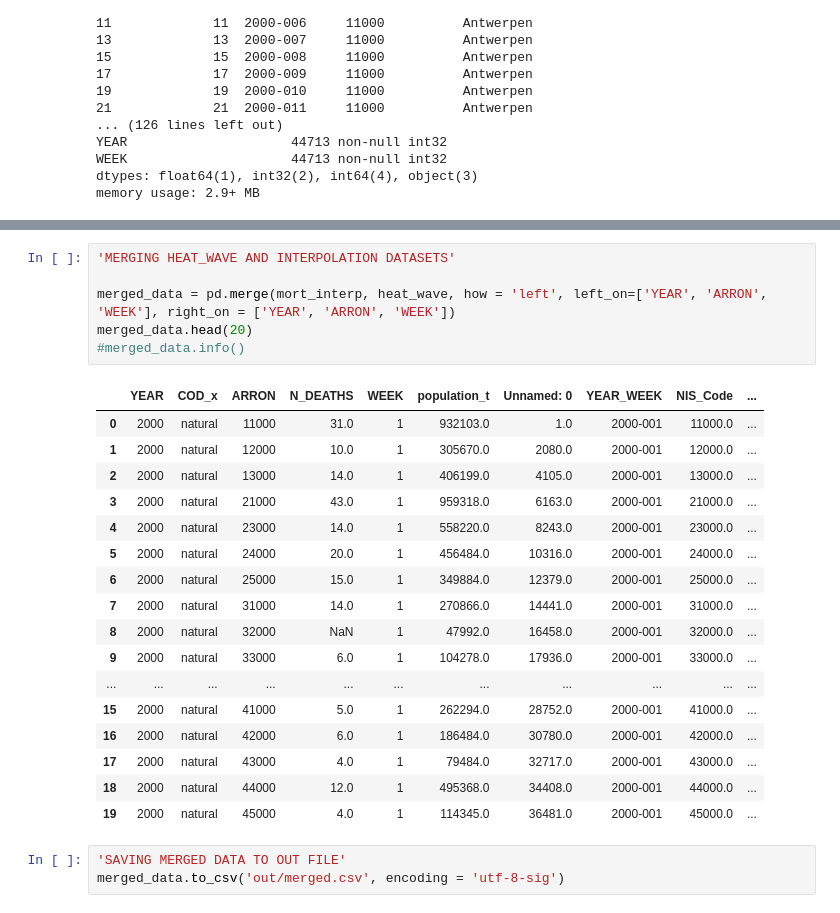
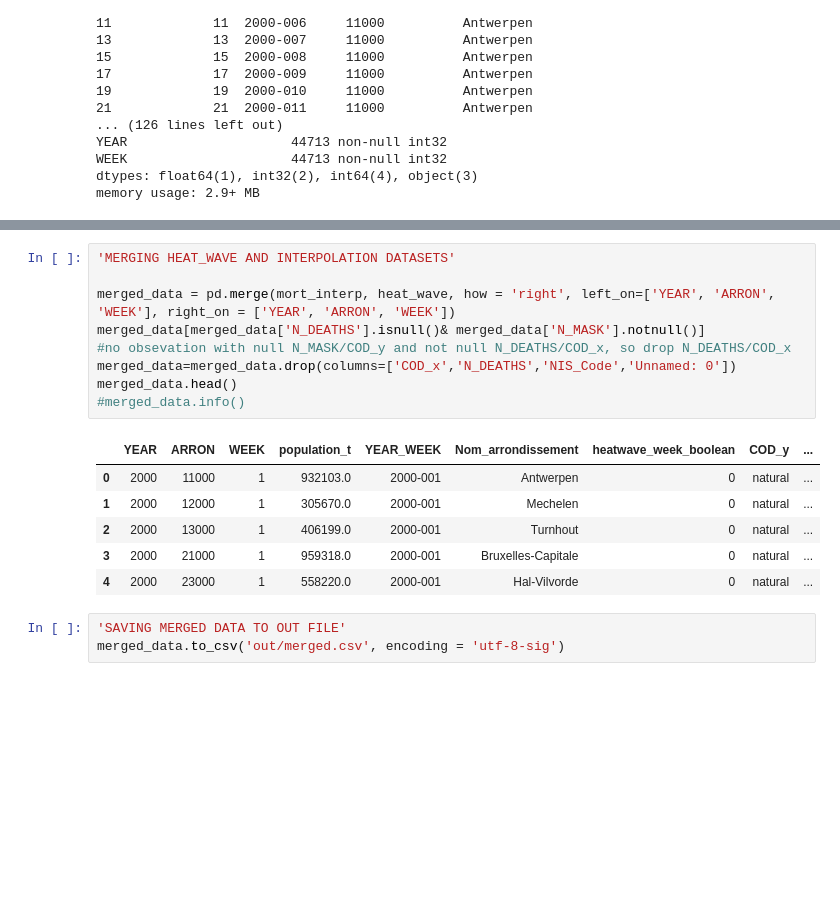
Before and after one commit to mariobecerra/mda_project, a Jupyter notebook: code/03_merge_mortality_population.ipynb, the cells around one changed output, grey strips where cells are left out. Cells and saved outputs as stored; diff of their text form; blank space fills up the shorter version.

```diff
--- a/code/03_merge_mortality_population.ipynb
+++ b/code/03_merge_mortality_population.ipynb
@@ -80,27 +105,19 @@ heat_wave.head()
 # %%
 'MERGING HEAT_WAVE AND INTERPOLATION DATASETS'
 
-merged_data = pd.merge(mort_interp, heat_wave, how = 'left', left_on=['YEAR', 'ARRON', 'WEEK'], right_on = ['YEAR', 'ARRON', 'WEEK'])
-merged_data.head(20)
+merged_data = pd.merge(mort_interp, heat_wave, how = 'right', left_on=['YEAR', 'ARRON', 'WEEK'], right_on = ['YEAR', 'ARRON', 'WEEK'])
+merged_data[merged_data['N_DEATHS'].isnull()& merged_data['N_MASK'].notnull()]
+#no obsevation with null N_MASK/COD_y and not null N_DEATHS/COD_x, so drop N_DEATHS/COD_x
+merged_data=merged_data.drop(columns=['COD_x','N_DEATHS','NIS_Code','Unnamed: 0'])
+merged_data.head()
 #merged_data.info()
 # %% [output]
-|  | YEAR | COD_x | ARRON | N_DEATHS | WEEK | population_t | Unnamed: 0 | YEAR_WEEK | NIS_Code | ... |
-| 0 | 2000 | natural | 11000 | 31.0 | 1 | 932103.0 | 1.0 | 2000-001 | 11000.0 | ... |
-| 1 | 2000 | natural | 12000 | 10.0 | 1 | 305670.0 | 2080.0 | 2000-001 | 12000.0 | ... |
-| 2 | 2000 | natural | 13000 | 14.0 | 1 | 406199.0 | 4105.0 | 2000-001 | 13000.0 | ... |
-| 3 | 2000 | natural | 21000 | 43.0 | 1 | 959318.0 | 6163.0 | 2000-001 | 21000.0 | ... |
-| 4 | 2000 | natural | 23000 | 14.0 | 1 | 558220.0 | 8243.0 | 2000-001 | 23000.0 | ... |
-| 5 | 2000 | natural | 24000 | 20.0 | 1 | 456484.0 | 10316.0 | 2000-001 | 24000.0 | ... |
-| 6 | 2000 | natural | 25000 | 15.0 | 1 | 349884.0 | 12379.0 | 2000-001 | 25000.0 | ... |
-| 7 | 2000 | natural | 31000 | 14.0 | 1 | 270866.0 | 14441.0 | 2000-001 | 31000.0 | ... |
-| 8 | 2000 | natural | 32000 | NaN | 1 | 47992.0 | 16458.0 | 2000-001 | 32000.0 | ... |
-| 9 | 2000 | natural | 33000 | 6.0 | 1 | 104278.0 | 17936.0 | 2000-001 | 33000.0 | ... |
-| ... | ... | ... | ... | ... | ... | ... | ... | ... | ... | ... |
-| 15 | 2000 | natural | 41000 | 5.0 | 1 | 262294.0 | 28752.0 | 2000-001 | 41000.0 | ... |
-| 16 | 2000 | natural | 42000 | 6.0 | 1 | 186484.0 | 30780.0 | 2000-001 | 42000.0 | ... |
-| 17 | 2000 | natural | 43000 | 4.0 | 1 | 79484.0 | 32717.0 | 2000-001 | 43000.0 | ... |
-| 18 | 2000 | natural | 44000 | 12.0 | 1 | 495368.0 | 34408.0 | 2000-001 | 44000.0 | ... |
-| 19 | 2000 | natural | 45000 | 4.0 | 1 | 114345.0 | 36481.0 | 2000-001 | 45000.0 | ... |
+|  | YEAR | ARRON | WEEK | population_t | YEAR_WEEK | Nom_arrondissement | heatwave_week_boolean | COD_y | ... |
+| 0 | 2000 | 11000 | 1 | 932103.0 | 2000-001 | Antwerpen | 0 | natural | ... |
+| 1 | 2000 | 12000 | 1 | 305670.0 | 2000-001 | Mechelen | 0 | natural | ... |
+| 2 | 2000 | 13000 | 1 | 406199.0 | 2000-001 | Turnhout | 0 | natural | ... |
+| 3 | 2000 | 21000 | 1 | 959318.0 | 2000-001 | Bruxelles-Capitale | 0 | natural | ... |
+| 4 | 2000 | 23000 | 1 | 558220.0 | 2000-001 | Hal-Vilvorde | 0 | natural | ... |
 # %%
 'SAVING MERGED DATA TO OUT FILE'
 merged_data.to_csv('out/merged.csv', encoding = 'utf-8-sig')
```
Also changed, not shown: parts of 5 cells of this notebook, 2 other files.
